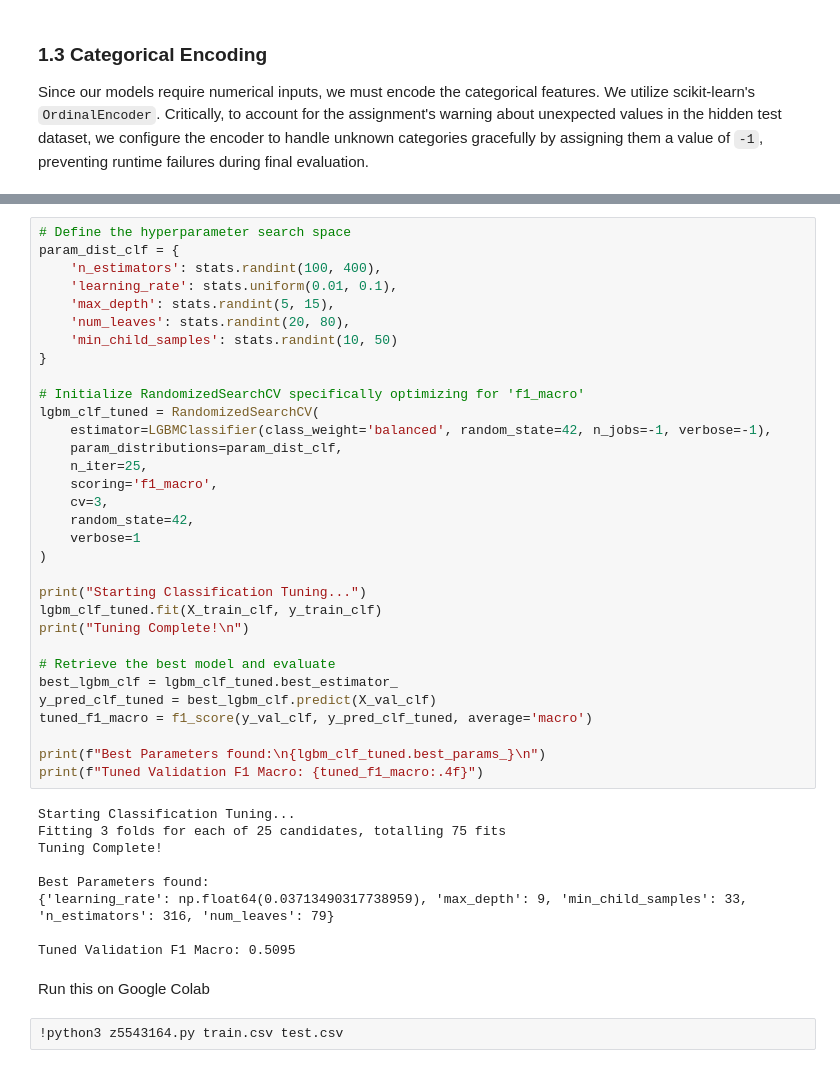
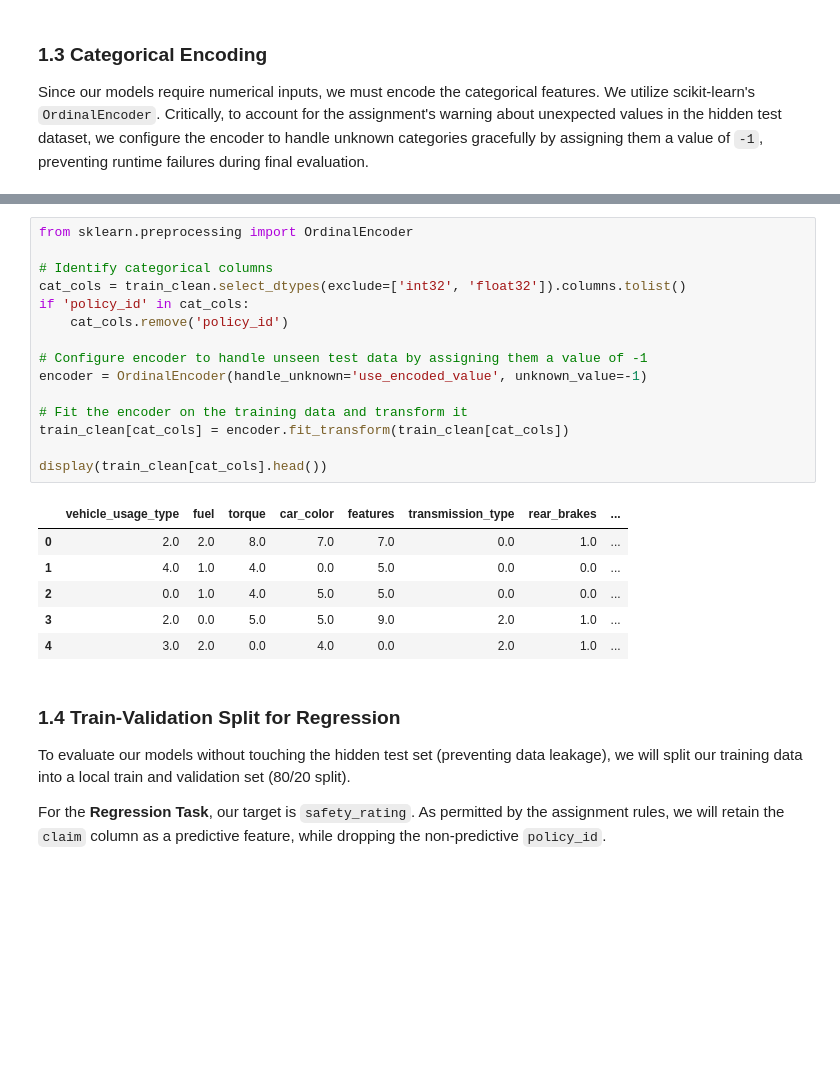
Before and after one commit to A-Ariyanto/ml-side-project, a Jupyter notebook: z5543164.ipynb, the cells around one changed output, grey strips where cells are left out. Cells and saved outputs as stored; diff of their text form; blank space fills up the shorter version.

```diff
--- a/z5543164.ipynb
+++ b/z5543164.ipynb
@@ -421,45 +185,27 @@ We tune parameters controlling tree complexity (`max_depth`, `num_leaves`) and r
-# %%
-# Define the hyperparameter search space
-param_dist_clf = {
-    'n_estimators': stats.randint(100, 400),
-    'learning_rate': stats.uniform(0.01, 0.1),
-    'max_depth': stats.randint(5, 15),
-    'num_leaves': stats.randint(20, 80),
-    'min_child_samples': stats.randint(10, 50)
-}
-
-# Initialize RandomizedSearchCV specifically optimizing for 'f1_macro'
-lgbm_clf_tuned = RandomizedSearchCV(
-    estimator=LGBMClassifier(class_weight='balanced', random_state=42, n_jobs=-1, verbose=-1),
-    param_distributions=param_dist_clf,
-    n_iter=25,
-    scoring='f1_macro',
-    cv=3,
-    random_state=42,
-    verbose=1
-)
-
-print("Starting Classification Tuning...")
-lgbm_clf_tuned.fit(X_train_clf, y_train_clf)
-print("Tuning Complete!\n")
-
-# Retrieve the best model and evaluate
-best_lgbm_clf = lgbm_clf_tuned.best_estimator_
-y_pred_clf_tuned = best_lgbm_clf.predict(X_val_clf)
-tuned_f1_macro = f1_score(y_val_clf, y_pred_clf_tuned, average='macro')
-
-print(f"Best Parameters found:\n{lgbm_clf_tuned.best_params_}\n")
-print(f"Tuned Validation F1 Macro: {tuned_f1_macro:.4f}")
-# %% [output]
-Starting Classification Tuning...
-Fitting 3 folds for each of 25 candidates, totalling 75 fits
-Tuning Complete!
-
-Best Parameters found:
-{'learning_rate': np.float64(0.03713490317738959), 'max_depth': 9, 'min_child_samples': 33, 'n_estimators': 316, 'num_leaves': 79}
-
-Tuned Validation F1 Macro: 0.5095
-# %% [markdown]
-Run this on Google Colab
-# %%
-!python3 z5543164.py train.csv test.csv
+# %%
+from sklearn.preprocessing import OrdinalEncoder
+
+# Identify categorical columns
+cat_cols = train_clean.select_dtypes(exclude=['int32', 'float32']).columns.tolist()
+if 'policy_id' in cat_cols:
+    cat_cols.remove('policy_id')
+
+# Configure encoder to handle unseen test data by assigning them a value of -1
+encoder = OrdinalEncoder(handle_unknown='use_encoded_value', unknown_value=-1)
+
+# Fit the encoder on the training data and transform it
+train_clean[cat_cols] = encoder.fit_transform(train_clean[cat_cols])
+
+display(train_clean[cat_cols].head())
+# %% [output]
+|  | vehicle_usage_type | fuel | torque | car_color | features | transmission_type | rear_brakes | ... |
+| 0 | 2.0 | 2.0 | 8.0 | 7.0 | 7.0 | 0.0 | 1.0 | ... |
+| 1 | 4.0 | 1.0 | 4.0 | 0.0 | 5.0 | 0.0 | 0.0 | ... |
+| 2 | 0.0 | 1.0 | 4.0 | 5.0 | 5.0 | 0.0 | 0.0 | ... |
+| 3 | 2.0 | 0.0 | 5.0 | 5.0 | 9.0 | 2.0 | 1.0 | ... |
+| 4 | 3.0 | 2.0 | 0.0 | 4.0 | 0.0 | 2.0 | 1.0 | ... |
+# %% [markdown]
+### 1.4 Train-Validation Split for Regression
+To evaluate our models without touching the hidden test set (preventing data leakage), we will split our training data into a local train and validation set (80/20 split).
+
+For the **Regression Task**, our target is `safety_rating`. As permitted by the assignment rules, we will retain the `claim` column as a predictive feature, while dropping the non-predictive `policy_id`.
```
Also changed, not shown: parts of 43 cells of this notebook.
